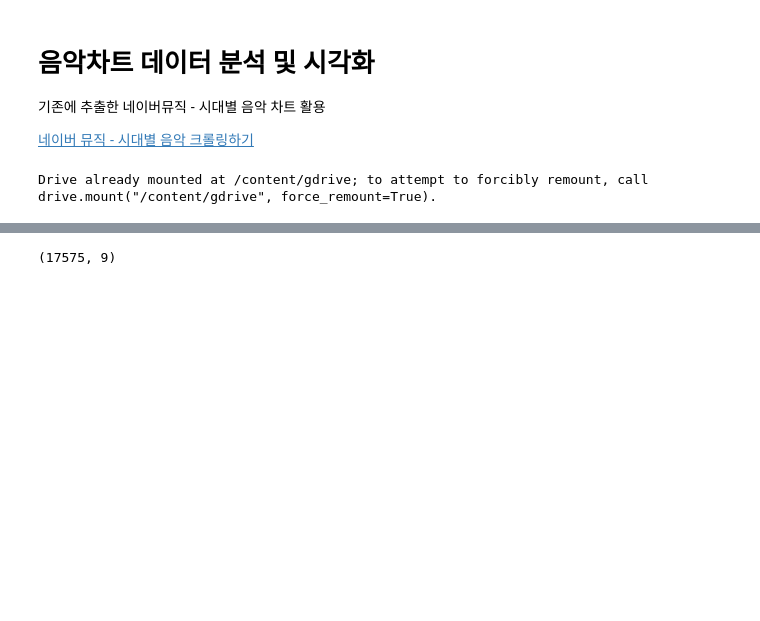
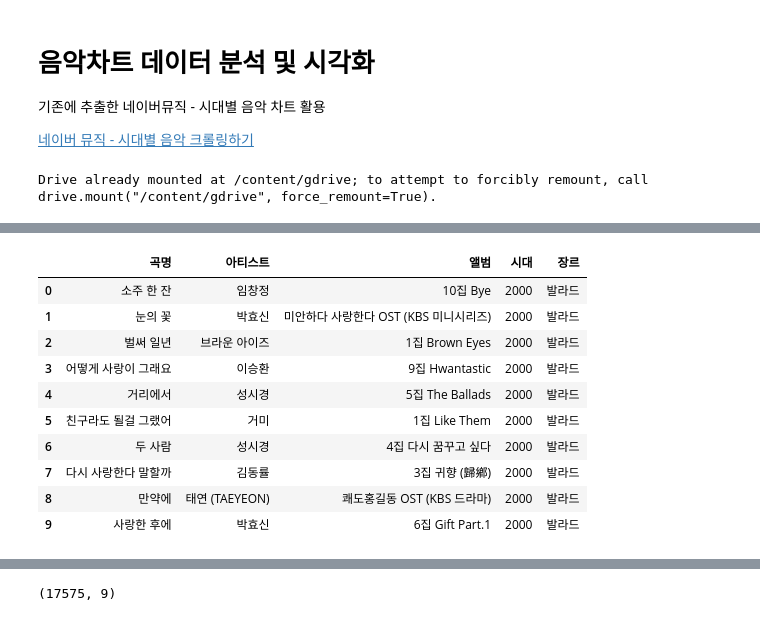
Before and after one commit to neutri-no/brunch, a Jupyter notebook: 01_02_music_chart_analyze.ipynb, the cells around one changed output, grey strips where cells are left out. Saved outputs shown, nothing was run; the diff lists cells and outputs as text; code cells hidden in the pictures; blank space fills up the shorter version.

```diff
--- a/01_02_music_chart_analyze.ipynb
+++ b/01_02_music_chart_analyze.ipynb
@@ -55,0 +54,14 @@ music_data.head()
+# %%
+music_data[music_data['시대']==2000][['곡명','아티스트','앨범','시대','장르']].head(10).reset_index(drop=True)
+# %% [output]
+|  | 곡명 | 아티스트 | 앨범 | 시대 | 장르 |
+| 0 | 소주 한 잔 | 임창정 | 10집 Bye | 2000 | 발라드 |
+| 1 | 눈의 꽃 | 박효신 | 미안하다 사랑한다 OST (KBS 미니시리즈) | 2000 | 발라드 |
+| 2 | 벌써 일년 | 브라운 아이즈 | 1집 Brown Eyes | 2000 | 발라드 |
+| 3 | 어떻게 사랑이 그래요 | 이승환 | 9집 Hwantastic | 2000 | 발라드 |
+| 4 | 거리에서 | 성시경 | 5집 The Ballads | 2000 | 발라드 |
+| 5 | 친구라도 될걸 그랬어 | 거미 | 1집 Like Them | 2000 | 발라드 |
+| 6 | 두 사람 | 성시경 | 4집 다시 꿈꾸고 싶다 | 2000 | 발라드 |
+| 7 | 다시 사랑한다 말할까 | 김동률 | 3집 귀향 (歸鄕) | 2000 | 발라드 |
+| 8 | 만약에 | 태연 (TAEYEON) | 쾌도홍길동 OST (KBS 드라마) | 2000 | 발라드 |
+| 9 | 사랑한 후에 | 박효신 | 6집 Gift Part.1 | 2000 | 발라드 |
```
Also changed, not shown: parts of 16 cells of this notebook.
